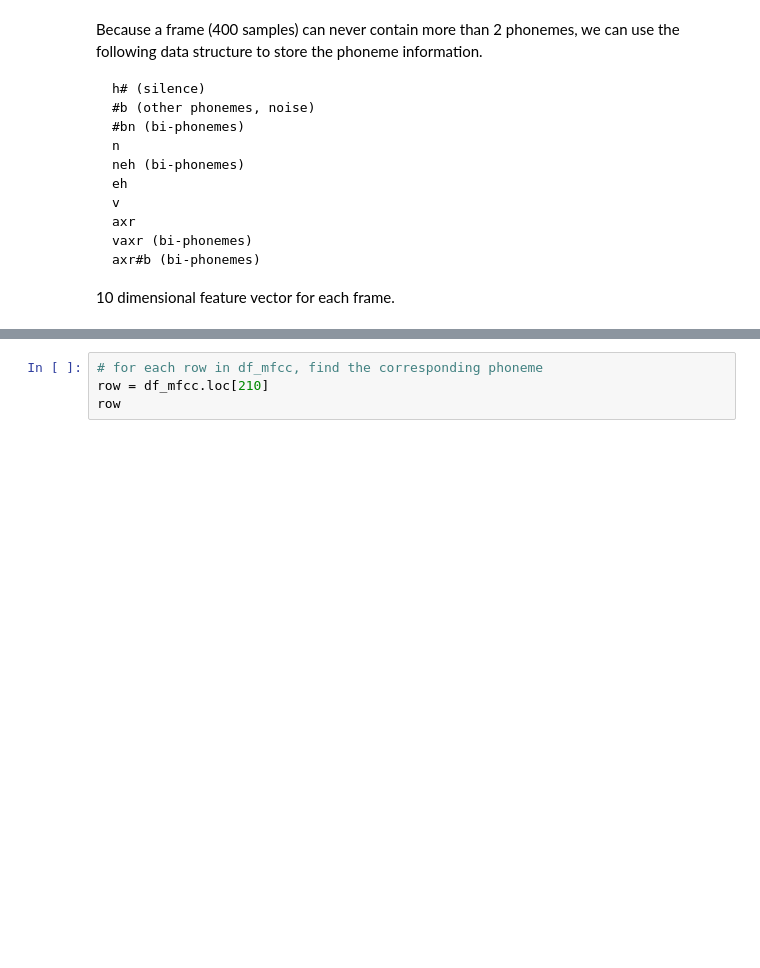
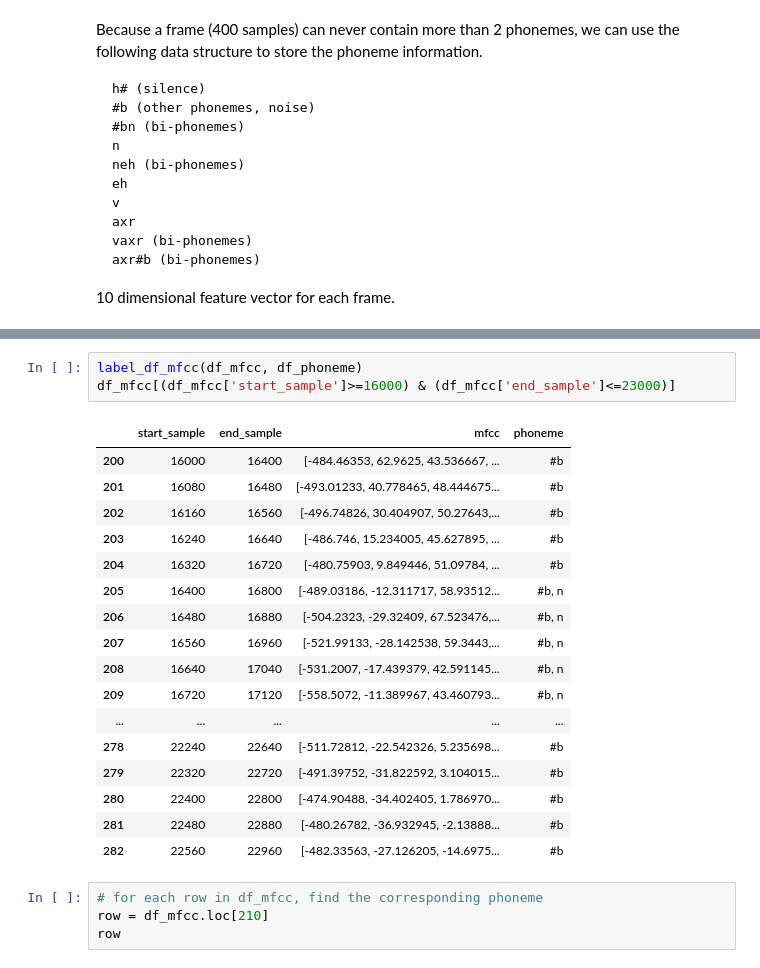
Before and after one commit to jiayan-li/keyword-spotting, a Jupyter notebook: data_exploration.ipynb, the cells around one changed output, grey strips where cells are left out. Drawn from its saved outputs; the diff is of its cells as text; blank space fills up the shorter version.

```diff
--- a/data_exploration.ipynb
+++ b/data_exploration.ipynb
@@ -294,3 +318,24 @@ axr#b (bi-phonemes)
+# %%
+label_df_mfcc(df_mfcc, df_phoneme)
+df_mfcc[(df_mfcc['start_sample']>=16000) & (df_mfcc['end_sample']<=23000)]
+# %% [output]
+|  | start_sample | end_sample | mfcc | phoneme |
+| 200 | 16000 | 16400 | [-484.46353, 62.9625, 43.536667, ... | #b |
+| 201 | 16080 | 16480 | [-493.01233, 40.778465, 48.444675... | #b |
+| 202 | 16160 | 16560 | [-496.74826, 30.404907, 50.27643,... | #b |
+| 203 | 16240 | 16640 | [-486.746, 15.234005, 45.627895, ... | #b |
+| 204 | 16320 | 16720 | [-480.75903, 9.849446, 51.09784, ... | #b |
+| 205 | 16400 | 16800 | [-489.03186, -12.311717, 58.93512... | #b, n |
+| 206 | 16480 | 16880 | [-504.2323, -29.32409, 67.523476,... | #b, n |
+| 207 | 16560 | 16960 | [-521.99133, -28.142538, 59.3443,... | #b, n |
+| 208 | 16640 | 17040 | [-531.2007, -17.439379, 42.591145... | #b, n |
+| 209 | 16720 | 17120 | [-558.5072, -11.389967, 43.460793... | #b, n |
+| ... | ... | ... | ... | ... |
+| 278 | 22240 | 22640 | [-511.72812, -22.542326, 5.235698... | #b |
+| 279 | 22320 | 22720 | [-491.39752, -31.822592, 3.104015... | #b |
+| 280 | 22400 | 22800 | [-474.90488, -34.402405, 1.786970... | #b |
+| 281 | 22480 | 22880 | [-480.26782, -36.932945, -2.13888... | #b |
+| 282 | 22560 | 22960 | [-482.33563, -27.126205, -14.6975... | #b |
 # %%
 # for each row in df_mfcc, find the corresponding phoneme
 row = df_mfcc.loc[210]
```
Also changed, not shown: parts of 3 cells of this notebook, 1 other file.
